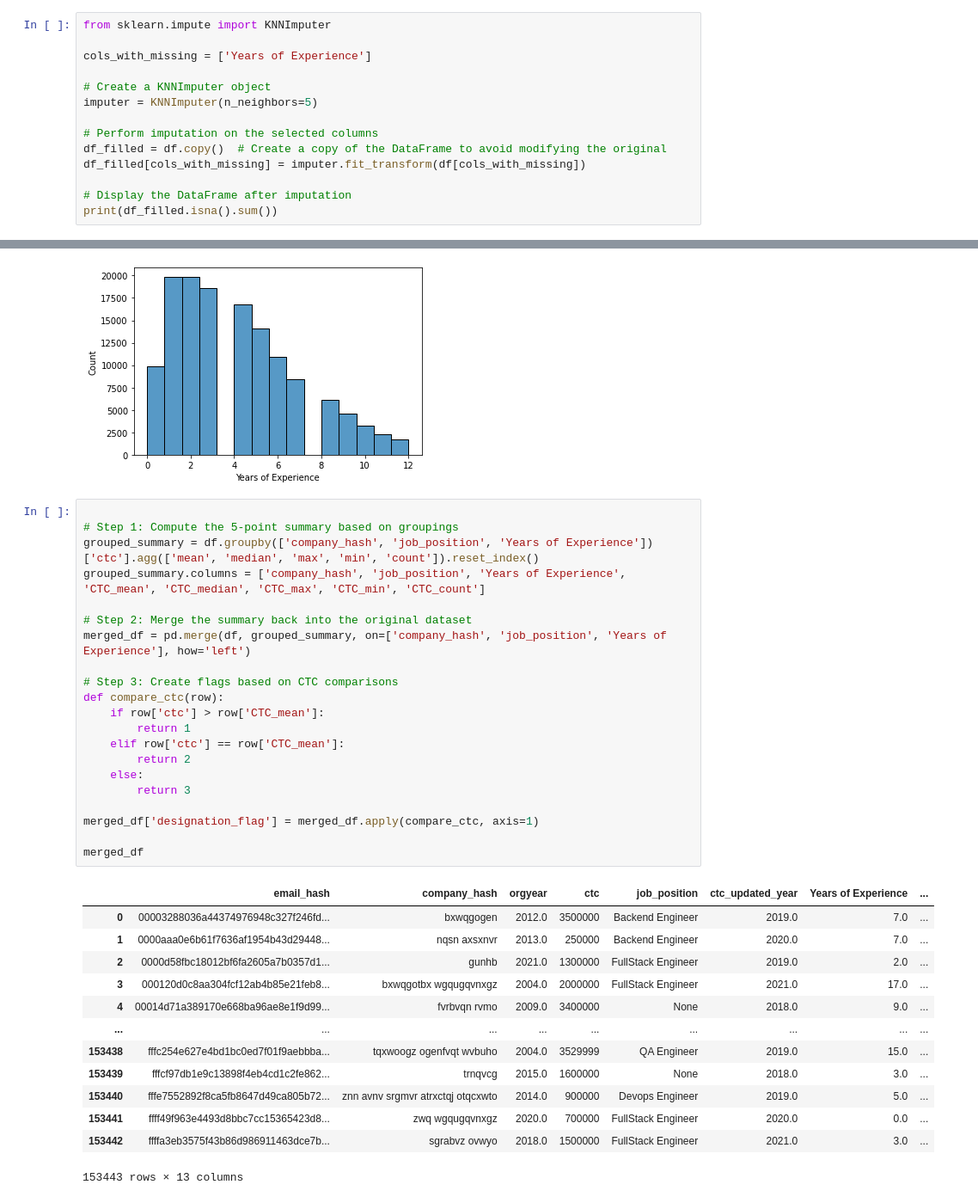
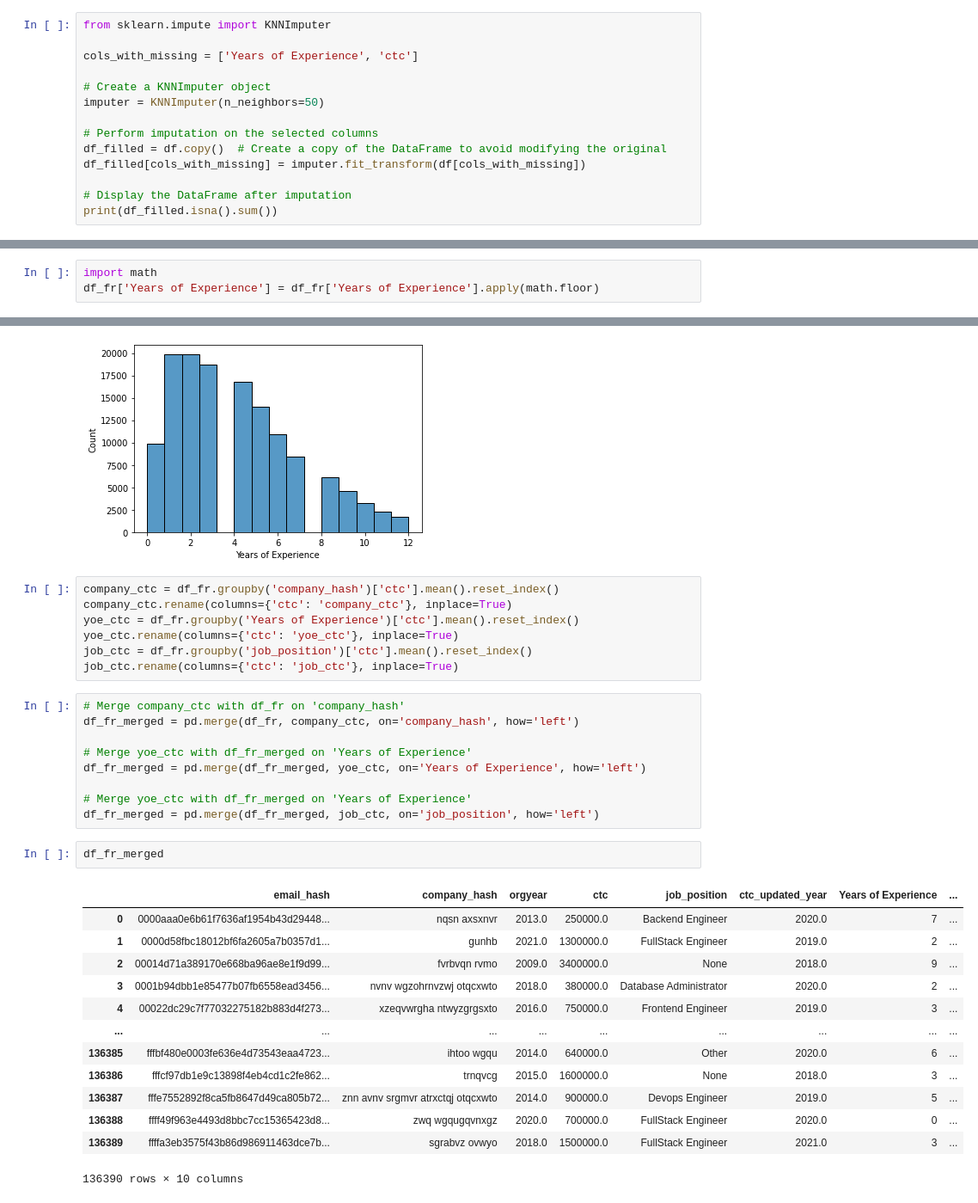
Before and after one commit to atomikkus/clustering_unsupervised, a Jupyter notebook: clustering_ul.ipynb, the cells around one changed output, grey strips where cells are left out. Shown at 86% size. Saved outputs shown, nothing was run; the diff lists cells and outputs as text.

Commit message:
dataframe structuring

```diff
--- a/clustering_ul.ipynb
+++ b/clustering_ul.ipynb
@@ -150,10 +140,10 @@ dtype: int64
 # %%
 from sklearn.impute import KNNImputer
 
-cols_with_missing = ['Years of Experience']
+cols_with_missing = ['Years of Experience', 'ctc']
 
 # Create a KNNImputer object
-imputer = KNNImputer(n_neighbors=5)
+imputer = KNNImputer(n_neighbors=50)
 
 # Perform imputation on the selected columns
 df_filled = df.copy()  # Create a copy of the DataFrame to avoid modifying the original
@@ -194,6 +184,9 @@ def remove_outliers_iqr(df, column_name, lower_bound=None, upper_bound=None):
 df_fr = remove_outliers_iqr(df_filled, 'ctc')
 # %%
 df_fr = remove_outliers_iqr(df_fr, 'Years of Experience')
+# %%
+import math
+df_fr['Years of Experience'] = df_fr['Years of Experience'].apply(math.floor)
 # %%
 sns.histplot(df_fr['ctc'])
 # %% [output]
@@ -204,38 +197,35 @@ sns.histplot(df_fr['Years of Experience'], bins =15)
 # %% [output]
 <Axes: xlabel='Years of Experience', ylabel='Count'>
 [figure]
-# %%
-
-# Step 1: Compute the 5-point summary based on groupings
-grouped_summary = df.groupby(['company_hash', 'job_position', 'Years of Experience'])['ctc'].agg(['mean', 'median', 'max', 'min', 'count']).reset_index()
-grouped_summary.columns = ['company_hash', 'job_position', 'Years of Experience', 'CTC_mean', 'CTC_median', 'CTC_max', 'CTC_min', 'CTC_count']
-
-# Step 2: Merge the summary back into the original dataset
-merged_df = pd.merge(df, grouped_summary, on=['company_hash', 'job_position', 'Years of Experience'], how='left')
-
-# Step 3: Create flags based on CTC comparisons
-def compare_ctc(row):
-    if row['ctc'] > row['CTC_mean']:
-        return 1
-    elif row['ctc'] == row['CTC_mean']:
-        return 2
-    else:
-        return 3
-
-merged_df['designation_flag'] = merged_df.apply(compare_ctc, axis=1)
-
-merged_df
-# %% [output]
-|  | email_hash | company_hash | orgyear | ctc | job_position | ctc_updated_year | Years of Experience | ... |
-| 0 | 00003288036a44374976948c327f246fd... | bxwqgogen | 2012.0 | 3500000 | Backend Engineer | 2019.0 | 7.0 | ... |
-| 1 | 0000aaa0e6b61f7636af1954b43d29448... | nqsn axsxnvr | 2013.0 | 250000 | Backend Engineer | 2020.0 | 7.0 | ... |
-| 2 | 0000d58fbc18012bf6fa2605a7b0357d1... | gunhb | 2021.0 | 1300000 | FullStack Engineer | 2019.0 | 2.0 | ... |
-| 3 | 000120d0c8aa304fcf12ab4b85e21feb8... | bxwqgotbx wgqugqvnxgz | 2004.0 | 2000000 | FullStack Engineer | 2021.0 | 17.0 | ... |
-| 4 | 00014d71a389170e668ba96ae8e1f9d99... | fvrbvqn rvmo | 2009.0 | 3400000 | None | 2018.0 | 9.0 | ... |
-| ... | ... | ... | ... | ... | ... | ... | ... | ... |
-| 153438 | fffc254e627e4bd1bc0ed7f01f9aebbba... | tqxwoogz ogenfvqt wvbuho | 2004.0 | 3529999 | QA Engineer | 2019.0 | 15.0 | ... |
-| 153439 | fffcf97db1e9c13898f4eb4cd1c2fe862... | trnqvcg | 2015.0 | 1600000 | None | 2018.0 | 3.0 | ... |
-| 153440 | fffe7552892f8ca5fb8647d49ca805b72... | znn avnv srgmvr atrxctqj otqcxwto | 2014.0 | 900000 | Devops Engineer | 2019.0 | 5.0 | ... |
-| 153441 | ffff49f963e4493d8bbc7cc15365423d8... | zwq wgqugqvnxgz | 2020.0 | 700000 | FullStack Engineer | 2020.0 | 0.0 | ... |
-| 153442 | ffffa3eb3575f43b86d986911463dce7b... | sgrabvz ovwyo | 2018.0 | 1500000 | FullStack Engineer | 2021.0 | 3.0 | ... |
-153443 rows × 13 columns
+# %%
+company_ctc = df_fr.groupby('company_hash')['ctc'].mean().reset_index()
+company_ctc.rename(columns={'ctc': 'company_ctc'}, inplace=True)
+yoe_ctc = df_fr.groupby('Years of Experience')['ctc'].mean().reset_index()
+yoe_ctc.rename(columns={'ctc': 'yoe_ctc'}, inplace=True)
+job_ctc = df_fr.groupby('job_position')['ctc'].mean().reset_index()
+job_ctc.rename(columns={'ctc': 'job_ctc'}, inplace=True)
+# %%
+# Merge company_ctc with df_fr on 'company_hash'
+df_fr_merged = pd.merge(df_fr, company_ctc, on='company_hash', how='left')
+
+# Merge yoe_ctc with df_fr_merged on 'Years of Experience'
+df_fr_merged = pd.merge(df_fr_merged, yoe_ctc, on='Years of Experience', how='left')
+
+# Merge yoe_ctc with df_fr_merged on 'Years of Experience'
+df_fr_merged = pd.merge(df_fr_merged, job_ctc, on='job_position', how='left')
+# %%
+df_fr_merged
+# %% [output]
+|  | email_hash | company_hash | orgyear | ctc | job_position | ctc_updated_year | Years of Experience | ... |
+| 0 | 0000aaa0e6b61f7636af1954b43d29448... | nqsn axsxnvr | 2013.0 | 250000.0 | Backend Engineer | 2020.0 | 7 | ... |
+| 1 | 0000d58fbc18012bf6fa2605a7b0357d1... | gunhb | 2021.0 | 1300000.0 | FullStack Engineer | 2019.0 | 2 | ... |
+| 2 | 00014d71a389170e668ba96ae8e1f9d99... | fvrbvqn rvmo | 2009.0 | 3400000.0 | None | 2018.0 | 9 | ... |
+| 3 | 0001b94dbb1e85477b07fb6558ead3456... | nvnv wgzohrnvzwj otqcxwto | 2018.0 | 380000.0 | Database Administrator | 2020.0 | 2 | ... |
+| 4 | 00022dc29c7f77032275182b883d4f273... | xzeqvwrgha ntwyzgrgsxto | 2016.0 | 750000.0 | Frontend Engineer | 2019.0 | 3 | ... |
+| ... | ... | ... | ... | ... | ... | ... | ... | ... |
+| 136385 | fffbf480e0003fe636e4d73543eaa4723... | ihtoo wgqu | 2014.0 | 640000.0 | Other | 2020.0 | 6 | ... |
+| 136386 | fffcf97db1e9c13898f4eb4cd1c2fe862... | trnqvcg | 2015.0 | 1600000.0 | None | 2018.0 | 3 | ... |
+| 136387 | fffe7552892f8ca5fb8647d49ca805b72... | znn avnv srgmvr atrxctqj otqcxwto | 2014.0 | 900000.0 | Devops Engineer | 2019.0 | 5 | ... |
+| 136388 | ffff49f963e4493d8bbc7cc15365423d8... | zwq wgqugqvnxgz | 2020.0 | 700000.0 | FullStack Engineer | 2020.0 | 0 | ... |
+| 136389 | ffffa3eb3575f43b86d986911463dce7b... | sgrabvz ovwyo | 2018.0 | 1500000.0 | FullStack Engineer | 2021.0 | 3 | ... |
+136390 rows × 10 columns
```
Also changed, not shown: parts of 5 cells of this notebook.
